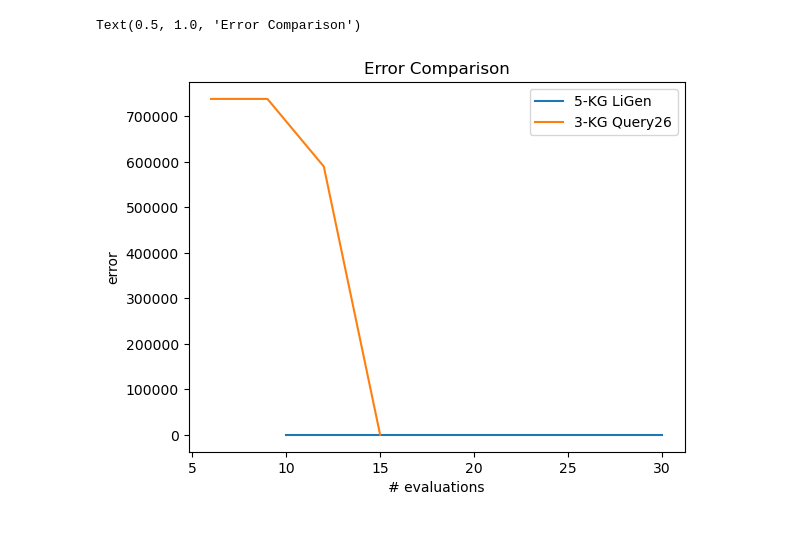
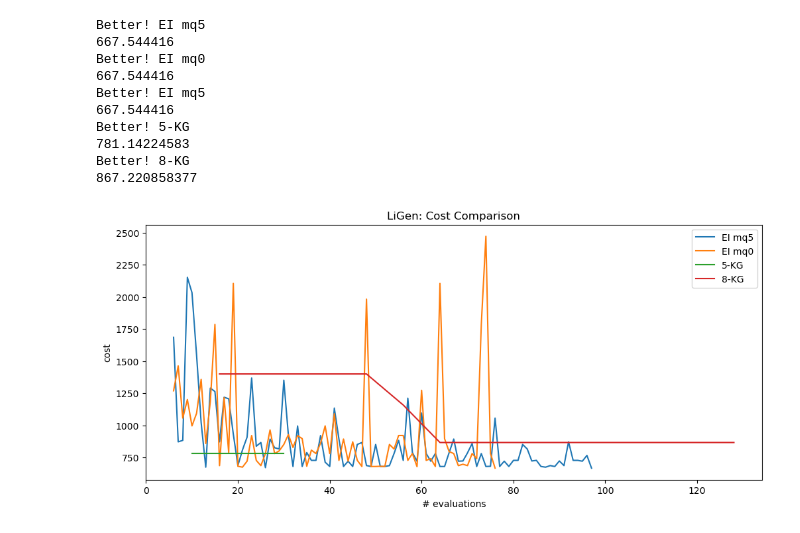
Before and after one commit to baroneleonardo/PAKMAN, a Jupyter notebook: books/Build_graphs.ipynb, the cells around one changed output. Drawn from its saved outputs; the diff is of its cells as text; code cells hidden in the pictures.

```diff
--- a/books/Build_graphs.ipynb
+++ b/books/Build_graphs.ipynb
@@ -40,13 +41,0 @@ df.head()
-# %%
-for df in dfs:
-    algo = df['algorithm'].unique()[0]
-    target_dataset = df['target'].unique()[0]
-    q = df['q'].unique()[0]
-    plt.plot(df['n_evaluations'], df['error'], label=f'{algo.replace("q", str(q))} {target_dataset}')
-plt.legend()
-plt.xlabel('# evaluations')
-plt.ylabel('error')
-plt.title('Error Comparison')
-# %% [output]
-Text(0.5, 1.0, 'Error Comparison')
-[figure, removed]
@@ -54,0 +42,57 @@ for algorithm in ['q-KG', 'MALIBOO']:
+# %%
+def select_data(dfs, selected_dataset):
+    selected_dfs = {}
+    for df in dfs[selected_dataset.lower()]:
+        if len(df) == 1:
+            # print(df.iloc[0])
+            continue
+        min_cost = df['computed_cost'].min()
+        best_row = df.sort_values(['computed_cost', 'n_evaluations']).iloc[0]
+        # print(best_row)
+        algo = best_row['algorithm']
+        if algo == 'q-KG':
+            q = best_row['q']
+            key = f'{algo}'.replace('q', str(q))
+        else:
+            mq = best_row['filename'][-1]
+            key = f'EI mq{mq}'
+        data_dict = {'data': df, 'computed_cost': best_row['computed_cost'], 'n_evaluations': best_row['n_evaluations']}
+        selected_dfs.setdefault(key, data_dict)
+        if (selected_dfs[key]['computed_cost'] > best_row['computed_cost']
+            or (selected_dfs[key]['computed_cost'] == best_row['computed_cost'] and selected_dfs[key]['n_evaluations'] >= best_row['n_evaluations'])):
+            print('Better!', key)
+            print(min_cost)
+            selected_dfs[key] = data_dict
+    return selected_dfs
+# %%
+def plot(selected_dfs, selected_dataset):
+    plt.figure(figsize=(12, 5))
+    for key, data_dict in selected_dfs.items():
+        df = data_dict['data']
+        if len(df) == 1:
+            print(df.iloc[0])
+
+        plt.plot(df['n_evaluations'], df['computed_cost'],
+                 label=key,
+                 # marker='o',
+                 linestyle='-'
+                )
+    plt.legend()
+    plt.xlabel('# evaluations')
+    plt.ylabel('cost')
+    plt.title(f'{selected_dataset}: Cost Comparison')
+# %%
+selected_dfs = select_data(dfs, 'LiGen')
+plot(selected_dfs, 'LiGen')
+# %% [output]
+Better! EI mq5
+667.544416
+Better! EI mq0
+667.544416
+Better! EI mq5
+667.544416
+Better! 5-KG
+781.14224583
+Better! 8-KG
+867.220858377
+[figure, added]
```
Also changed, not shown: parts of 10 cells of this notebook, 3 other files.
